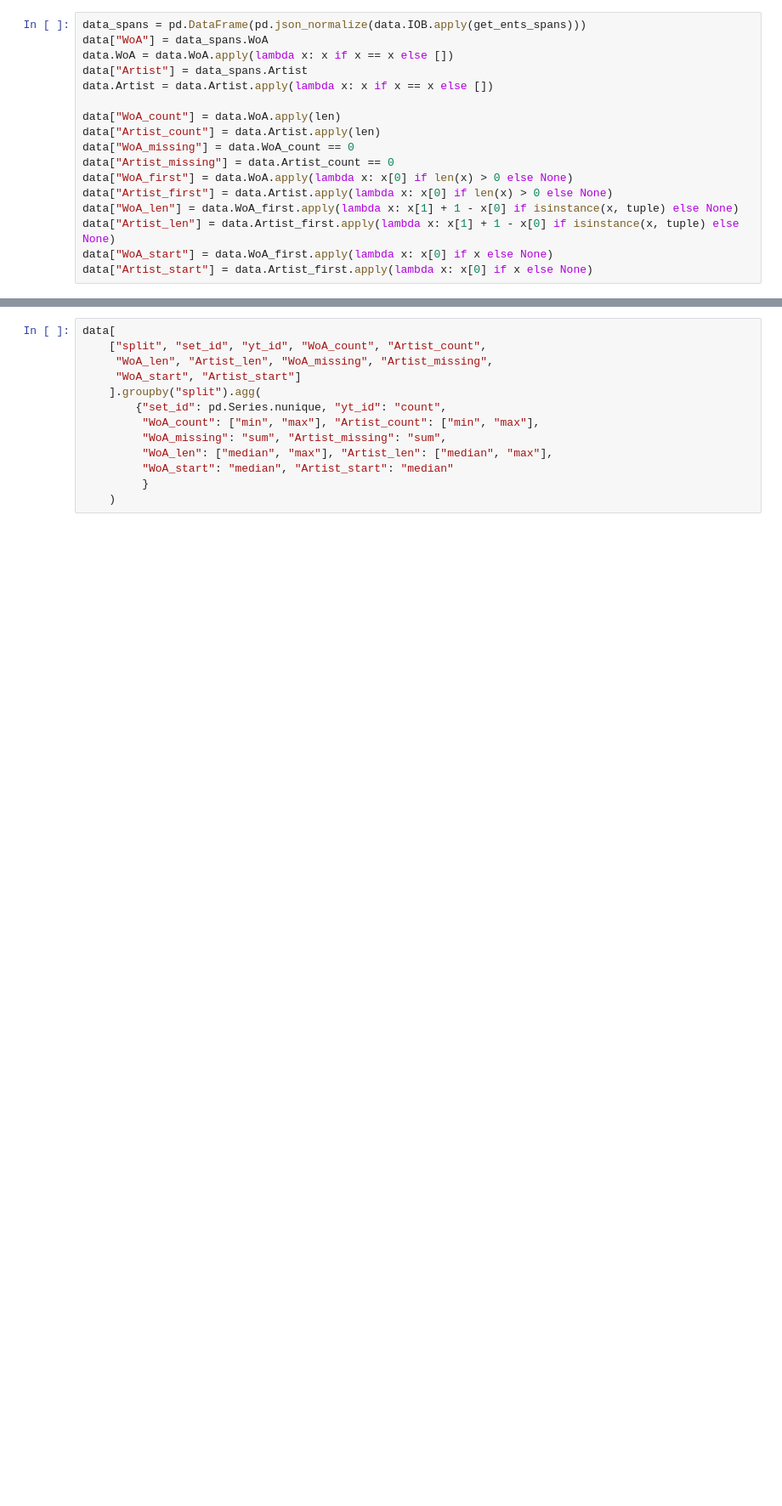
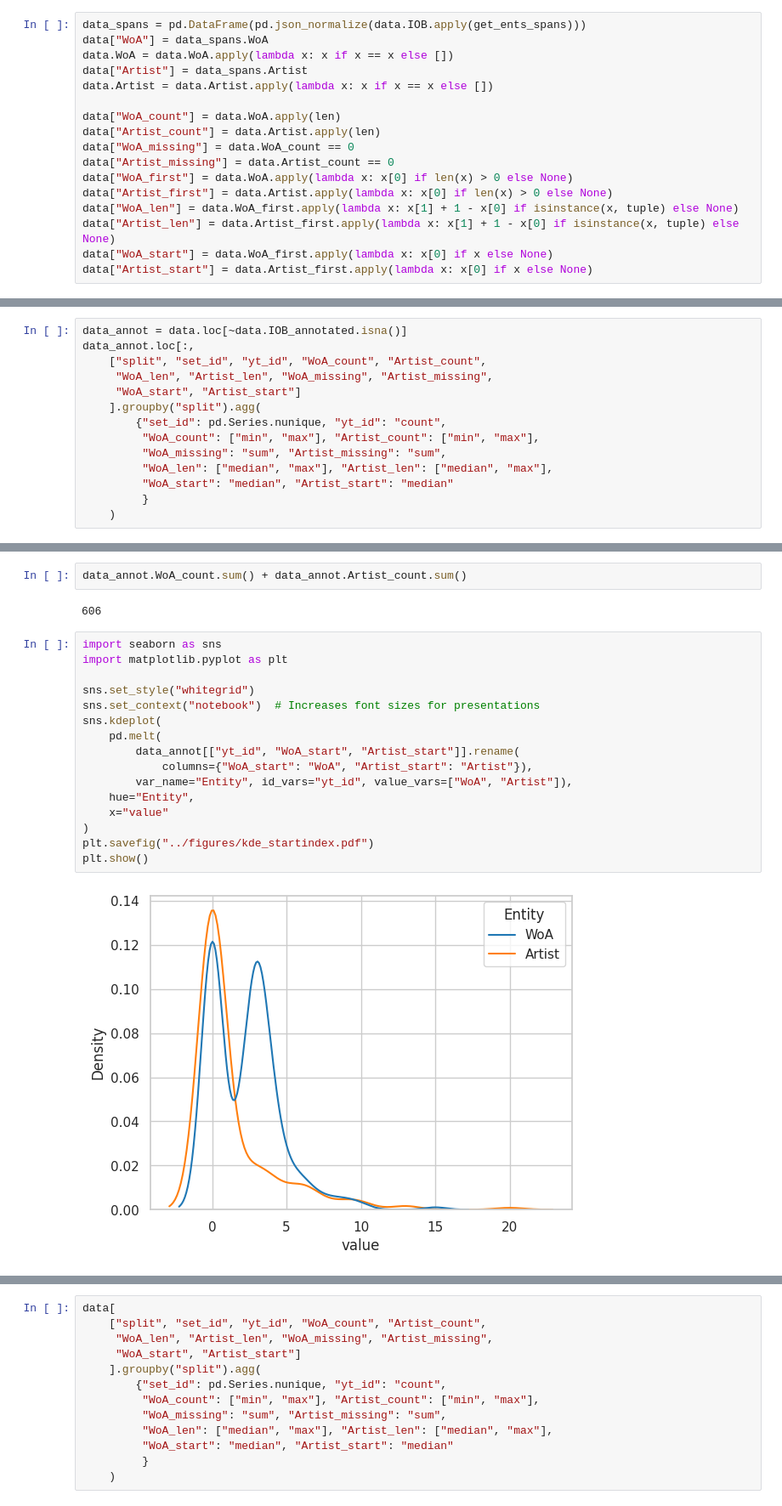
Before and after one commit to progsi/YTUnCoverLLM, a Jupyter notebook: notebooks/dataset.ipynb, the cells around one changed output, grey strips where cells are left out. Shown at 85% size. Saved outputs shown, nothing was run; the diff lists cells and outputs as text; blank space fills up the shorter version.

```diff
--- a/notebooks/dataset.ipynb
+++ b/notebooks/dataset.ipynb
@@ -26,0 +29,14 @@ data["Artist_start"] = data.Artist_first.apply(lambda x: x[0] if x else None)
+# %%
+data_annot = data.loc[~data.IOB_annotated.isna()]
+data_annot.loc[:,
+    ["split", "set_id", "yt_id", "WoA_count", "Artist_count",
+     "WoA_len", "Artist_len", "WoA_missing", "Artist_missing",
+     "WoA_start", "Artist_start"]
+    ].groupby("split").agg(
+        {"set_id": pd.Series.nunique, "yt_id": "count",
+         "WoA_count": ["min", "max"], "Artist_count": ["min", "max"],
+         "WoA_missing": "sum", "Artist_missing": "sum",
+         "WoA_len": ["median", "max"], "Artist_len": ["median", "max"],
+         "WoA_start": "median", "Artist_start": "median"
+         }
+    )
@@ -26,0 +71,22 @@ data["Artist_start"] = data.Artist_first.apply(lambda x: x[0] if x else None)
+# %%
+data_annot.WoA_count.sum() + data_annot.Artist_count.sum()
+# %% [output]
+606
+# %%
+import seaborn as sns
+import matplotlib.pyplot as plt
+
+sns.set_style("whitegrid")
+sns.set_context("notebook")  # Increases font sizes for presentations
+sns.kdeplot(
+    pd.melt(
+        data_annot[["yt_id", "WoA_start", "Artist_start"]].rename(
+            columns={"WoA_start": "WoA", "Artist_start": "Artist"}),
+        var_name="Entity", id_vars="yt_id", value_vars=["WoA", "Artist"]),
+    hue="Entity",
+    x="value"
+)
+plt.savefig("../figures/kde_startindex.pdf")
+plt.show()
+# %% [output]
+[figure, added]
```
Also changed, not shown: parts of 14 cells of this notebook, 3 other files.
